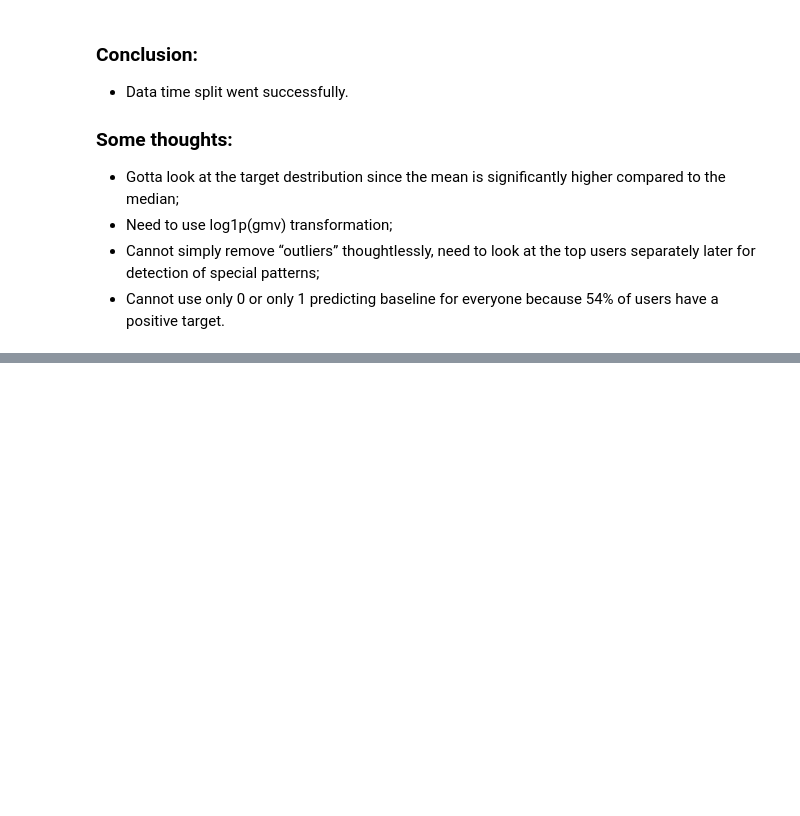
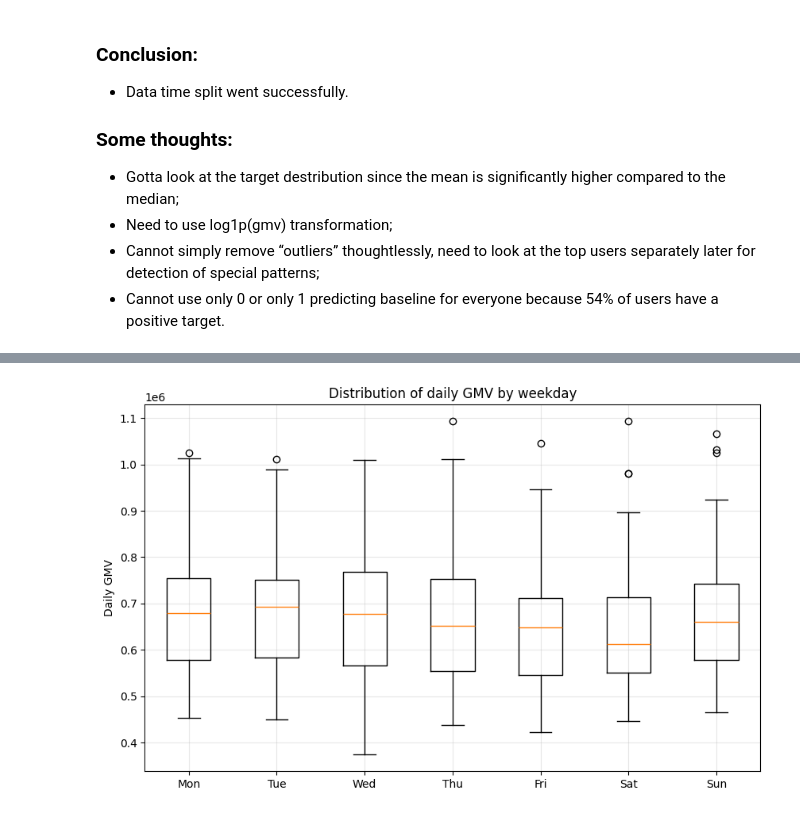
Before and after one commit to HelloImWebbieeee/E-cup_2026_by_Ozon_Tech, a Jupyter notebook: notebooks/data_eda.ipynb, the cells around one changed output, grey strips where cells are left out. Cells and saved outputs as stored; diff of their text form; code cells hidden in the pictures; blank space fills up the shorter version.

```diff
--- a/notebooks/data_eda.ipynb
+++ b/notebooks/data_eda.ipynb
@@ -501,0 +634,37 @@ q999                                          2933.555568355758
+# %%
+# DAILY AGREGATION + WEEKLY CYCLES
+daily = (
+    lf.group_by("event_date")
+    .agg(
+        pl.col("gmv").sum().alias("gmv_sum"),
+        pl.col("to_ord").sum().alias("orders_sum"),
+        pl.col("user_id").n_unique().alias("active_users"),
+    )
+    .with_columns(
+        pl.col("event_date").dt.weekday().alias("weekday")
+    )
+    .sort("event_date")
+    .collect()
+)
+
+WEEKDAY_LABELS = ["Mon", "Tue", "Wed", "Thu", "Fri", "Sat", "Sun"]
+
+data_by_weekday = [
+    daily.filter(pl.col("weekday") == w)["gmv_sum"].to_numpy()
+    for w in range(1, 8)
+]
+
+fig, ax = plt.subplots(figsize=(10, 6))
+
+ax.boxplot(data_by_weekday)
+ax.set_xticks(range(1, 8))
+ax.set_xticklabels(WEEKDAY_LABELS)
+
+ax.set_title("Distribution of daily GMV by weekday")
+ax.set_ylabel("Daily GMV")
+ax.grid(alpha=0.3)
+
+fig.savefig(REPORTS_DIR / "03_weekday_seasonality_boxplot.png", dpi = 150)
+plt.show()
+# %% [output]
+[figure, added]
```
Also changed, not shown: parts of 13 cells of this notebook, 1 other file.
